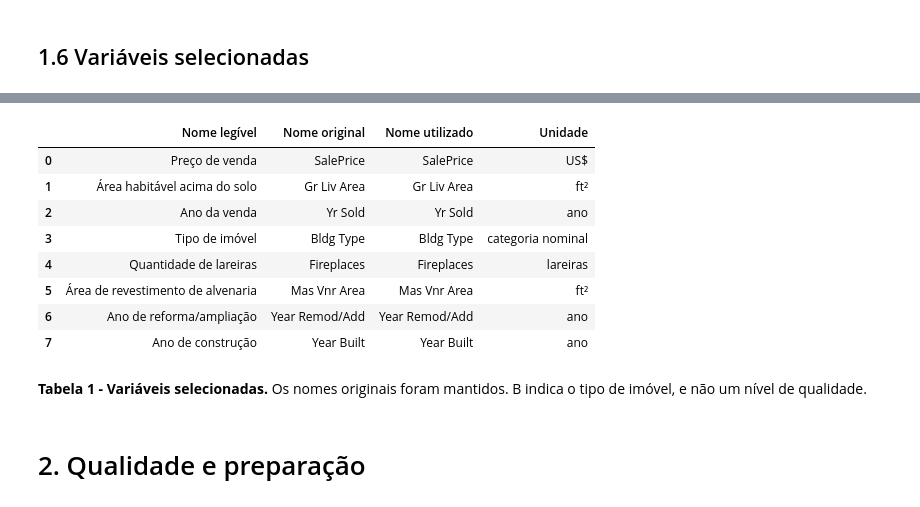
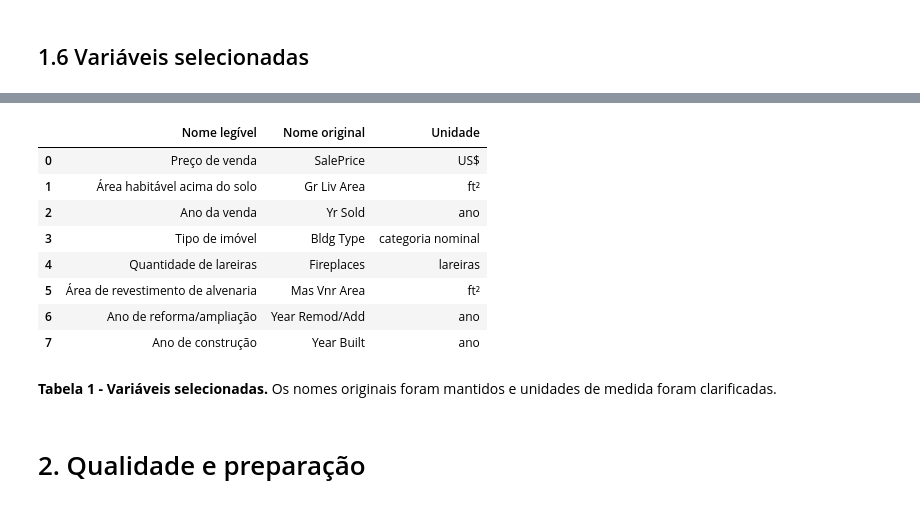
Before and after one commit to ARS1802/MQ-ap1, a Jupyter notebook: notebooks/AP1.ipynb, the cells around one changed output, grey strips where cells are left out. Saved outputs shown, nothing was run; the diff lists cells and outputs as text; code cells hidden in the pictures.

Commit message:
small fixes
Descrição do Building Type conforme documentação.
Formatação das células de texto voltadas a descrição.
Eliminação de características não necessárias, embora pequenas.

```diff
--- a/notebooks/AP1.ipynb
+++ b/notebooks/AP1.ipynb
@@ -73,29 +99,28 @@ B representa o tipo de imóvel (`Bldg Type`). É uma variável qualitativa nomin
 # %%
 cols_sel = ["SalePrice", "Gr Liv Area", "Yr Sold", "Bldg Type", "Fireplaces",
             "Mas Vnr Area", "Year Remod/Add", "Year Built"]
 df_original = dataframe.copy()
 df = dataframe[cols_sel].copy()
 
 nomes = ["Preço de venda", "Área habitável acima do solo", "Ano da venda",
          "Tipo de imóvel", "Quantidade de lareiras",
          "Área de revestimento de alvenaria", "Ano de reforma/ampliação", "Ano de construção"]
 unidades = ["US$", "ft²", "ano", "categoria nominal", "lareiras", "ft²", "ano", "ano"]
 
-variaveis = pd.DataFrame({"Nome legível": nomes, "Nome original": cols_sel,
-                         "Nome utilizado": cols_sel, "Unidade": unidades})
+variaveis = pd.DataFrame({"Nome legível": nomes, "Nome original": cols_sel, "Unidade": unidades})
 variaveis
 # %% [output]
-|  | Nome legível | Nome original | Nome utilizado | Unidade |
-| 0 | Preço de venda | SalePrice | SalePrice | US$ |
-| 1 | Área habitável acima do solo | Gr Liv Area | Gr Liv Area | ft² |
-| 2 | Ano da venda | Yr Sold | Yr Sold | ano |
-| 3 | Tipo de imóvel | Bldg Type | Bldg Type | categoria nominal |
-| 4 | Quantidade de lareiras | Fireplaces | Fireplaces | lareiras |
-| 5 | Área de revestimento de alvenaria | Mas Vnr Area | Mas Vnr Area | ft² |
-| 6 | Ano de reforma/ampliação | Year Remod/Add | Year Remod/Add | ano |
-| 7 | Ano de construção | Year Built | Year Built | ano |
+|  | Nome legível | Nome original | Unidade |
+| 0 | Preço de venda | SalePrice | US$ |
+| 1 | Área habitável acima do solo | Gr Liv Area | ft² |
+| 2 | Ano da venda | Yr Sold | ano |
+| 3 | Tipo de imóvel | Bldg Type | categoria nominal |
+| 4 | Quantidade de lareiras | Fireplaces | lareiras |
+| 5 | Área de revestimento de alvenaria | Mas Vnr Area | ft² |
+| 6 | Ano de reforma/ampliação | Year Remod/Add | ano |
+| 7 | Ano de construção | Year Built | ano |
 # %% [markdown]
-**Tabela 1 - Variáveis selecionadas.** Os nomes originais foram mantidos. B indica o tipo de imóvel, e não um nível de qualidade.
+**Tabela 1 - Variáveis selecionadas.** Os nomes originais foram mantidos e unidades de medida foram clarificadas.
 # %% [markdown]
 # 2. Qualidade e preparação
 # %% [markdown]
```
Also changed, not shown: parts of 10 cells of this notebook.
